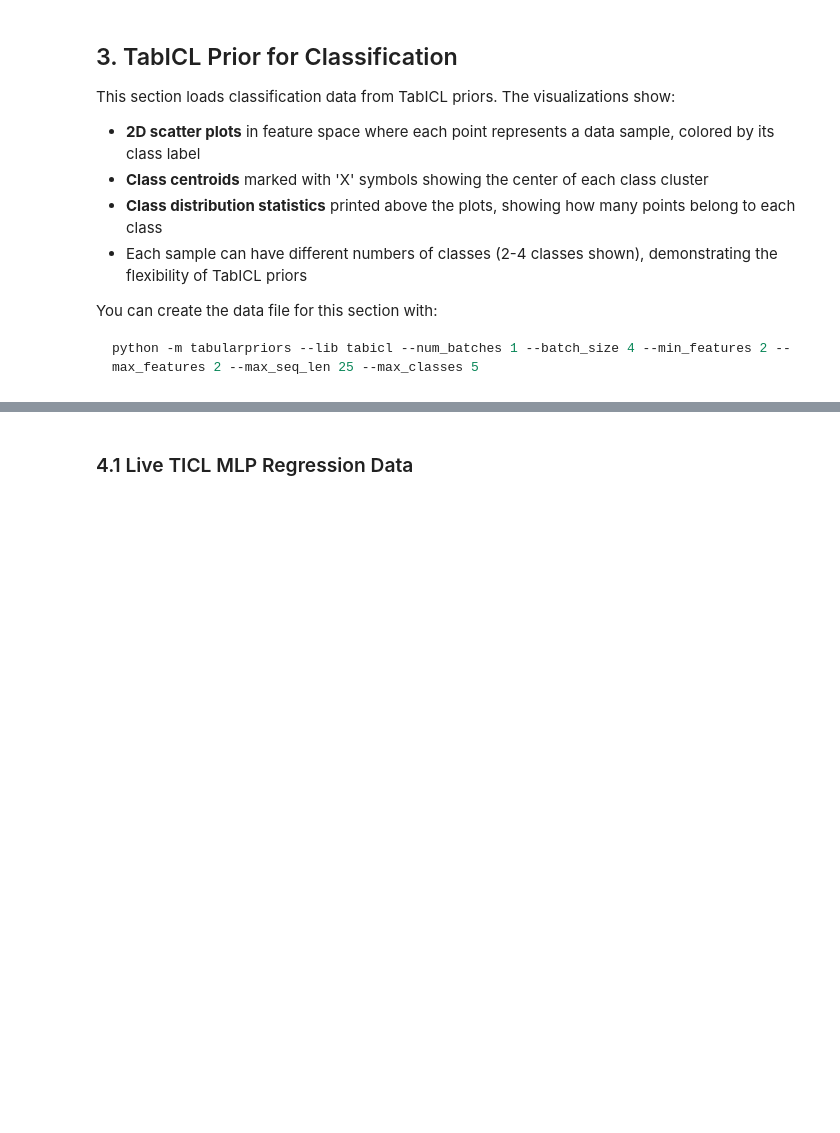
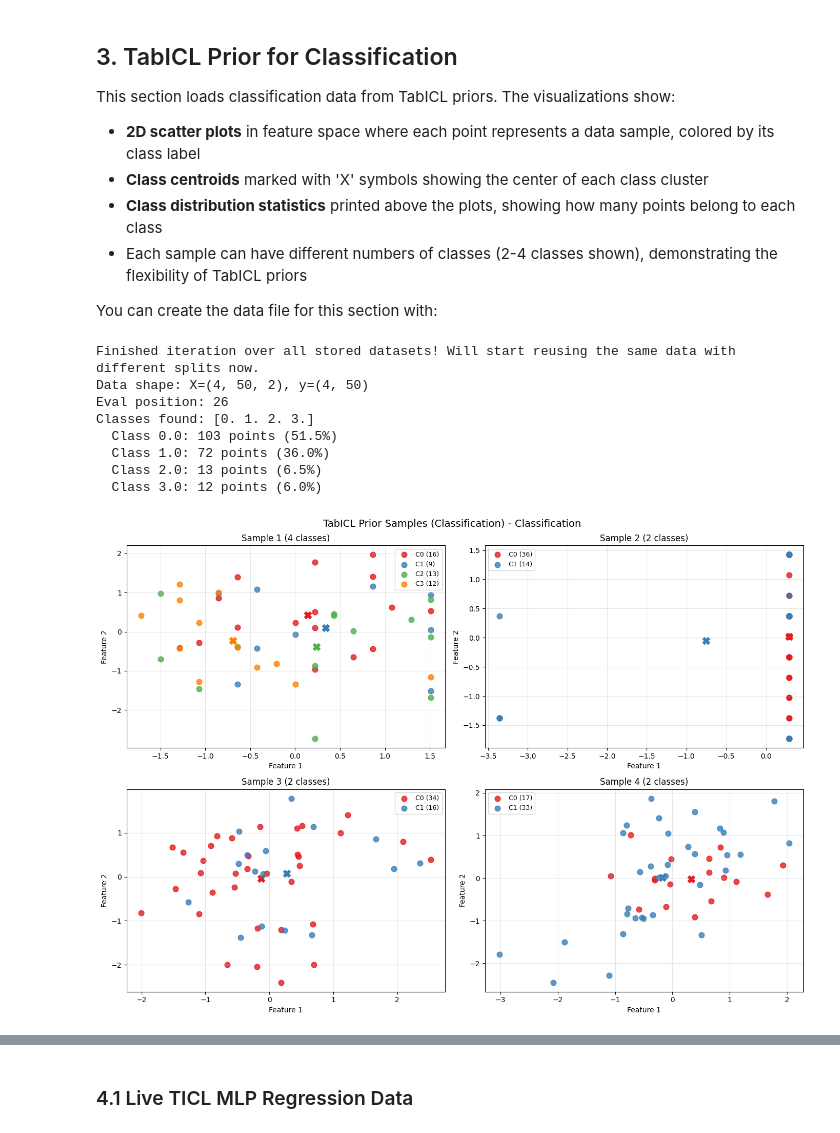
Before and after one commit to automl/tabularpriors, a Jupyter notebook: visualization_demo.ipynb, the cells around one changed output, grey strips where cells are left out. Drawn from its saved outputs; the diff is of its cells as text; code cells hidden in the pictures; blank space fills up the shorter version.

````diff
--- a/visualization_demo.ipynb
+++ b/visualization_demo.ipynb
@@ -202,6 +216,3 @@ This section loads classification data from TabICL priors. The visualizations sh
 - Each sample can have different numbers of classes (2-4 classes shown), demonstrating the flexibility of TabICL priors
 
 You can create the data file for this section with:
-```bash
-python -m tabularpriors --lib tabicl --num_batches 1 --batch_size 4 --min_features 2 --max_features 2 --max_seq_len 25 --max_classes 5
-```
@@ -208,14 +221,24 @@ python -m tabularpriors --lib tabicl --num_batches 1 --batch_size 4 --min_featur
 # %%
 # Load and visualize TabICL classification data
-path_to_tabicl_dump = "prior_tabicl_1x4_25x2.h5"
+path_to_tabicl_dump = "prior_tabicl_1x4_50x2.h5"
 
 X_tabicl, y_tabicl, tabicl_batch = load_and_print_info(path_to_tabicl_dump)
 
 plot_classification_samples(
     X_data=X_tabicl,
     y_data=y_tabicl,
     title="TabICL Prior Samples (Classification)"
 )
+# %% [output]
+Finished iteration over all stored datasets! Will start reusing the same data with different splits now.
+Data shape: X=(4, 50, 2), y=(4, 50)
+Eval position: 26
+Classes found: [0. 1. 2. 3.]
+  Class 0.0: 103 points (51.5%)
+  Class 1.0: 72 points (36.0%)
+  Class 2.0: 13 points (6.5%)
+  Class 3.0: 12 points (6.0%)
+[figure, added]
 # %% [markdown]
 ## 4. Live Data Generation (Real-time Synthesis)
 
````
Also changed, not shown: parts of 13 cells of this notebook, 3 other files.
